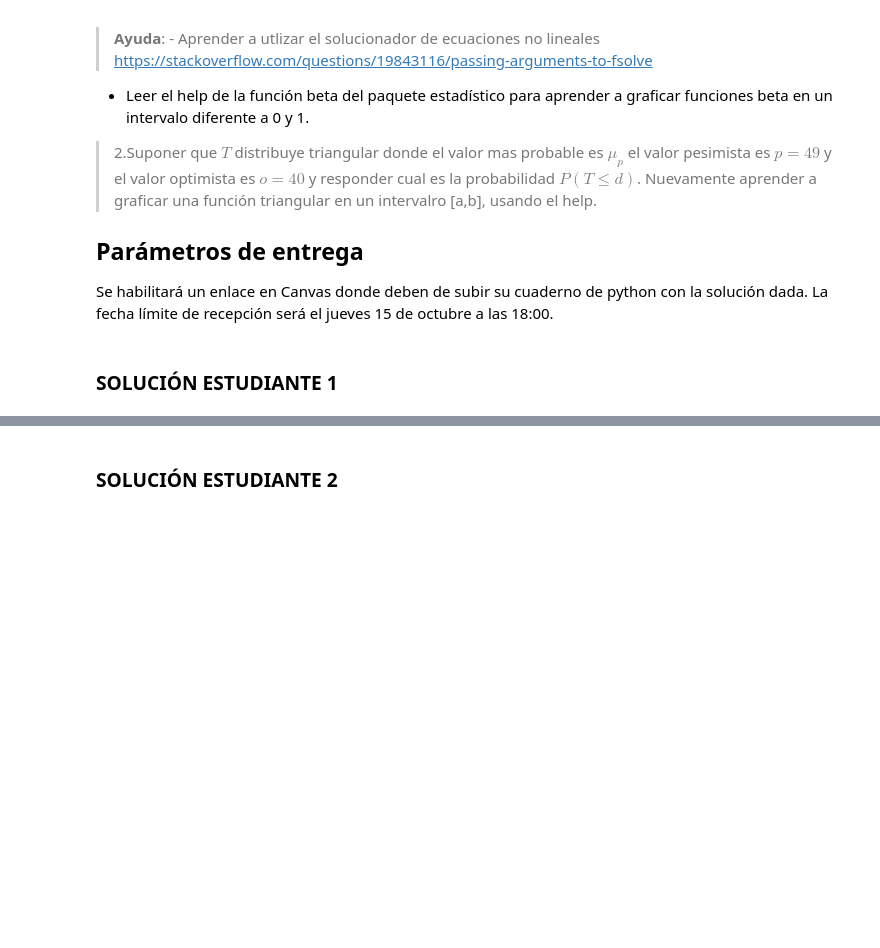
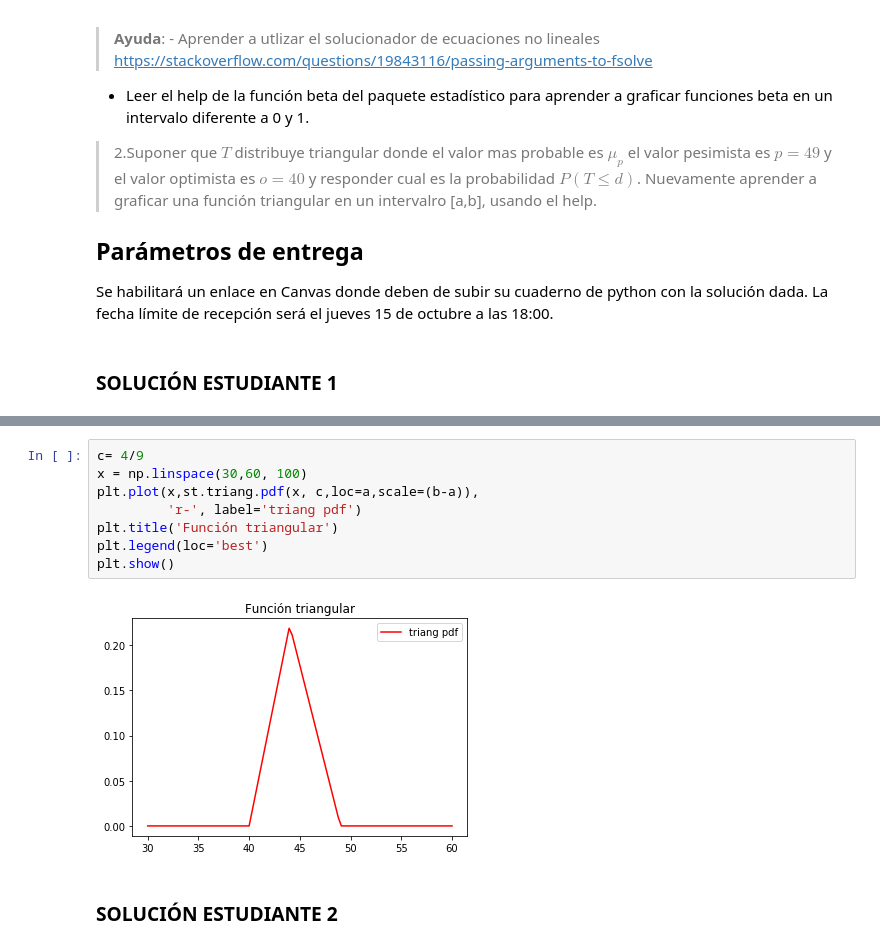
Before and after one commit to LuisCarlosAlvarado/Tareas_LCAlvarado_JOGonz-lez, a Jupyter notebook: TAREA 5/TAREA 5A.ipynb, the cells around one changed output, grey strips where cells are left out. Drawn from its saved outputs; the diff is of its cells as text; blank space fills up the shorter version.

```diff
--- a/TAREA 5/TAREA 5A.ipynb
+++ b/TAREA 5/TAREA 5A.ipynb
@@ -30,2 +135,12 @@ Se habilitará un enlace en Canvas donde deben de subir su cuaderno de python co
+# %%
+c= 4/9
+x = np.linspace(30,60, 100)
+plt.plot(x,st.triang.pdf(x, c,loc=a,scale=(b-a)),
+         'r-', label='triang pdf')
+plt.title('Función triangular')
+plt.legend(loc='best')
+plt.show()
+# %% [output]
+[figure, added]
 # %% [markdown]
 ### SOLUCIÓN ESTUDIANTE 2
```
Also changed, not shown: parts of 8 cells of this notebook.
